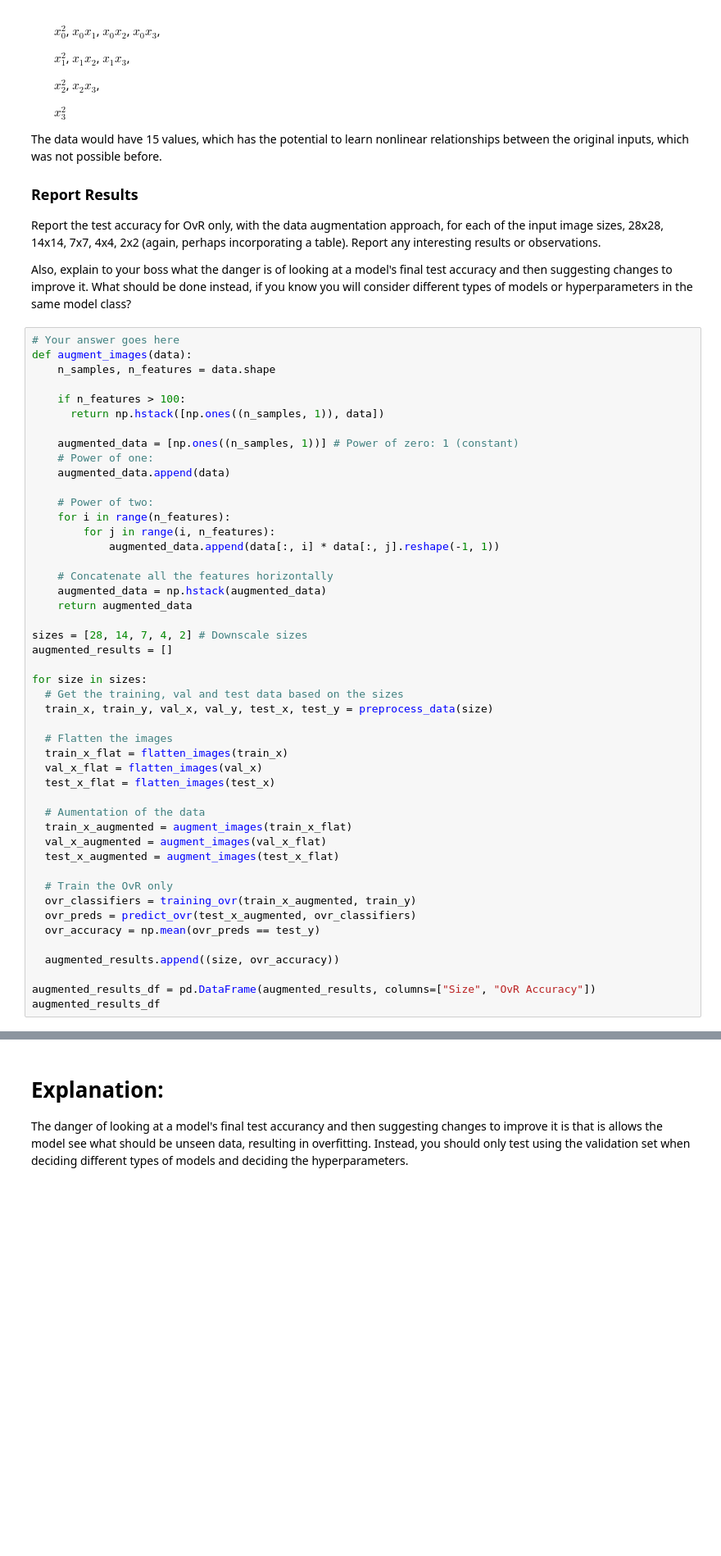
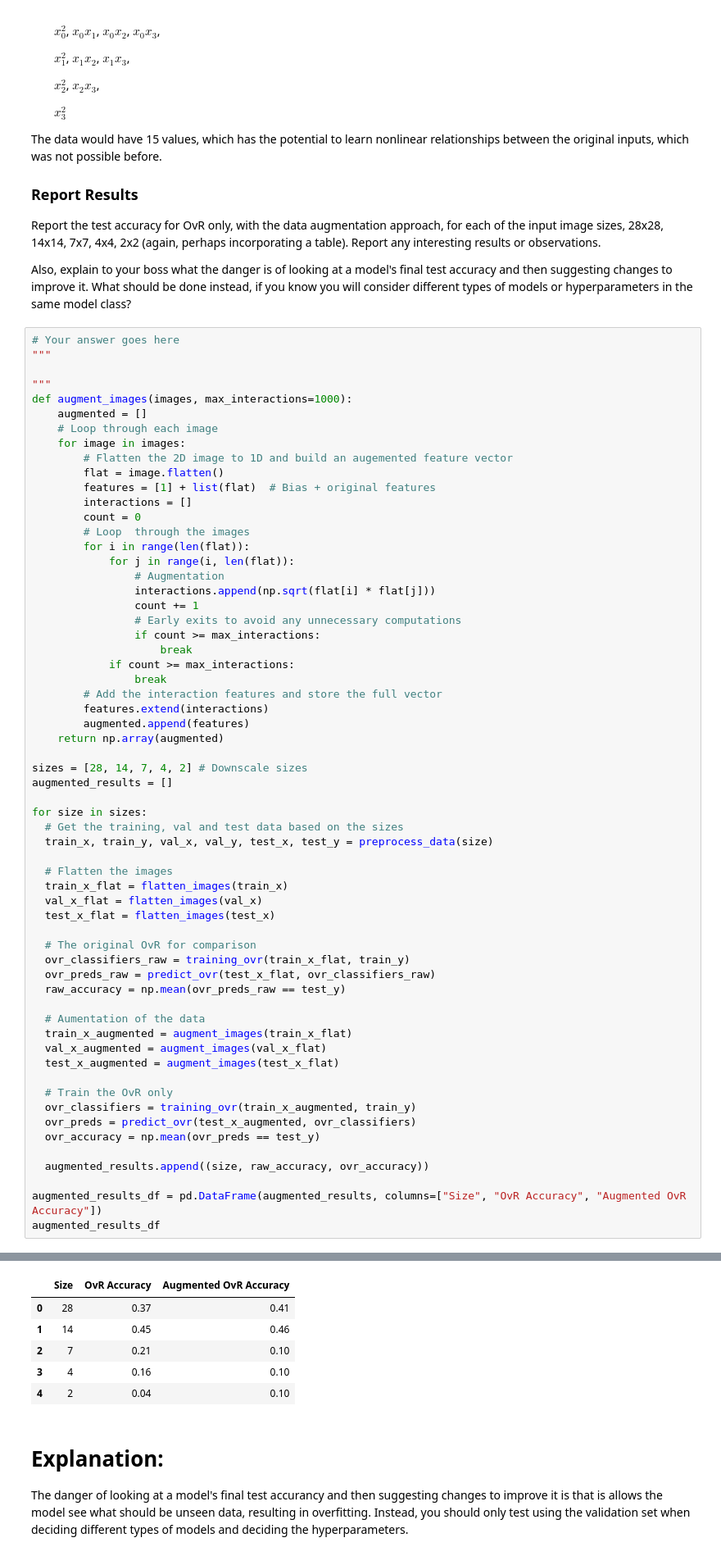
Before and after one commit to codlam26/CSE-351-Project, a Jupyter notebook: ML/MNIST.ipynb, the cells around one changed output, grey strips where cells are left out. Shown at 82% size. Cells and saved outputs as stored; diff of their text form; blank space fills up the shorter version.

```diff
--- a/ML/MNIST.ipynb
+++ b/ML/MNIST.ipynb
@@ -292,24 +324,33 @@ Report the test accuracy for OvR only, with the data augmentation approach, for
 Also, explain to your boss what the danger is of looking at a model's final test accuracy and then suggesting changes to improve it. What should be done instead, if you know you will consider different types of models or hyperparameters in the same model class?
 # %%
 # Your answer goes here
-def augment_images(data):
-    n_samples, n_features = data.shape
+"""
 
-    if n_features > 100:
-      return np.hstack([np.ones((n_samples, 1)), data])
-
-    augmented_data = [np.ones((n_samples, 1))] # Power of zero: 1 (constant)
-    # Power of one:
-    augmented_data.append(data)
-
-    # Power of two:
-    for i in range(n_features):
-        for j in range(i, n_features):
-            augmented_data.append(data[:, i] * data[:, j].reshape(-1, 1))
-
-    # Concatenate all the features horizontally
-    augmented_data = np.hstack(augmented_data)
-    return augmented_data
+"""
+def augment_images(images, max_interactions=1000):
+    augmented = []
+    # Loop through each image
+    for image in images:
+        # Flatten the 2D image to 1D and build an augemented feature vector
+        flat = image.flatten()
+        features = [1] + list(flat)  # Bias + original features
+        interactions = []
+        count = 0
+        # Loop  through the images
+        for i in range(len(flat)):
+            for j in range(i, len(flat)):
+                # Augmentation
+                interactions.append(np.sqrt(flat[i] * flat[j]))
+                count += 1
+                # Early exits to avoid any unnecessary computations
+                if count >= max_interactions:
+                    break
+            if count >= max_interactions:
+                break
+        # Add the interaction features and store the full vector
+        features.extend(interactions)
+        augmented.append(features)
+    return np.array(augmented)
 
 sizes = [28, 14, 7, 4, 2] # Downscale sizes
 augmented_results = []
@@ -323,6 +364,11 @@ for size in sizes:
   val_x_flat = flatten_images(val_x)
   test_x_flat = flatten_images(test_x)
 
+  # The original OvR for comparison
+  ovr_classifiers_raw = training_ovr(train_x_flat, train_y)
+  ovr_preds_raw = predict_ovr(test_x_flat, ovr_classifiers_raw)
+  raw_accuracy = np.mean(ovr_preds_raw == test_y)
+
   # Aumentation of the data
   train_x_augmented = augment_images(train_x_flat)
   val_x_augmented = augment_images(val_x_flat)
@@ -333,8 +379,8 @@ for size in sizes:
   ovr_preds = predict_ovr(test_x_augmented, ovr_classifiers)
   ovr_accuracy = np.mean(ovr_preds == test_y)
 
-  augmented_results.append((size, ovr_accuracy))
+  augmented_results.append((size, raw_accuracy, ovr_accuracy))
 
-augmented_results_df = pd.DataFrame(augmented_results, columns=["Size", "OvR Accuracy"])
+augmented_results_df = pd.DataFrame(augmented_results, columns=["Size", "OvR Accuracy", "Augmented OvR Accuracy"])
 augmented_results_df
 # %% [output]
@@ -342,3 +387,9 @@ Skipping due to high dimensionality.
+|  | Size | OvR Accuracy | Augmented OvR Accuracy |
+| 0 | 28 | 0.37 | 0.41 |
+| 1 | 14 | 0.45 | 0.46 |
+| 2 | 7 | 0.21 | 0.10 |
+| 3 | 4 | 0.16 | 0.10 |
+| 4 | 2 | 0.04 | 0.10 |
 # %% [markdown]
 # Explanation:
 The danger of looking at a model's final test accurancy and then suggesting changes to improve it is that is allows the model see what should be unseen data, resulting in overfitting. Instead, you should only test using the validation set when deciding different types of models and deciding the hyperparameters.
```
Also changed, not shown: parts of 8 cells of this notebook.
